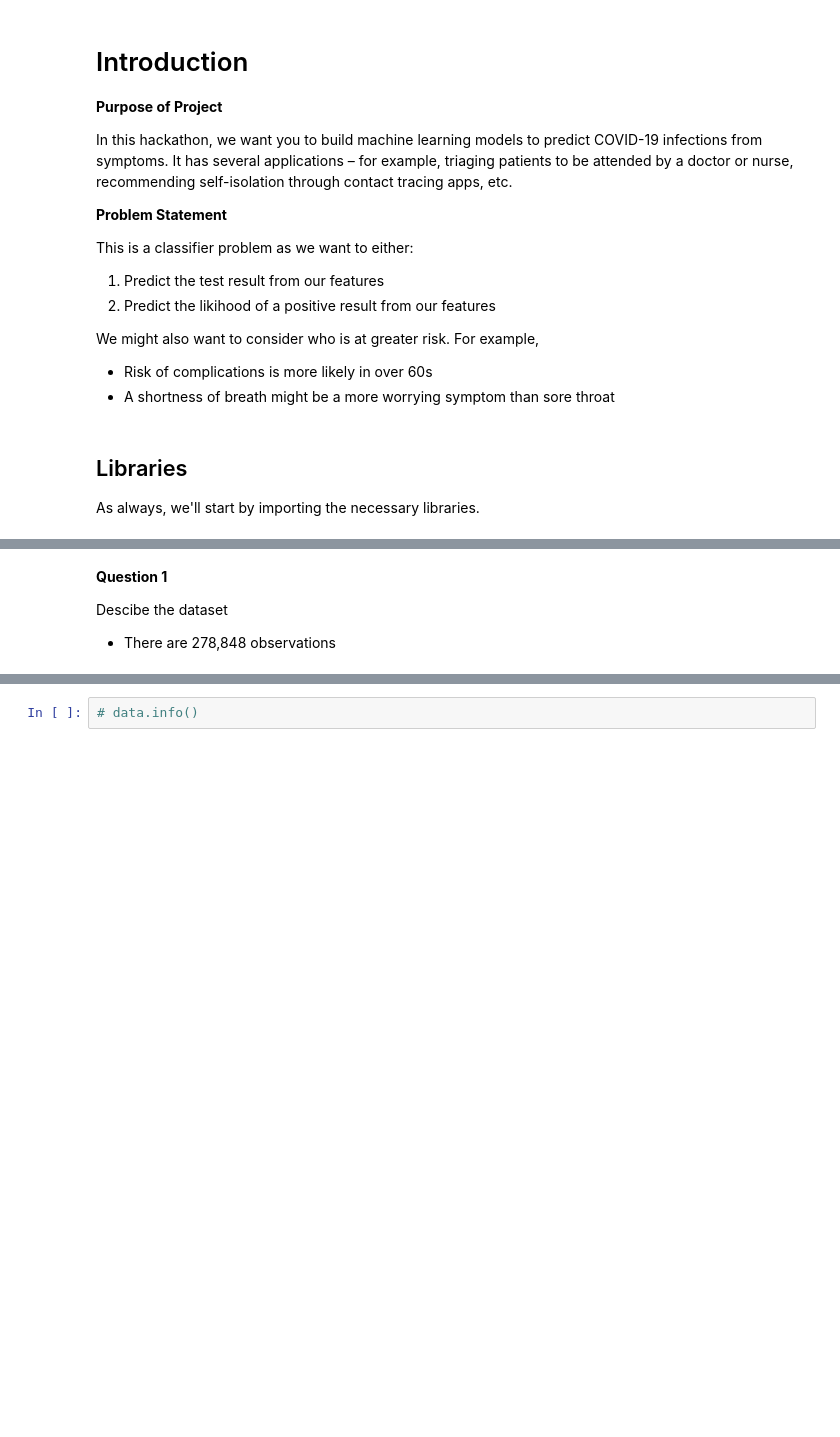
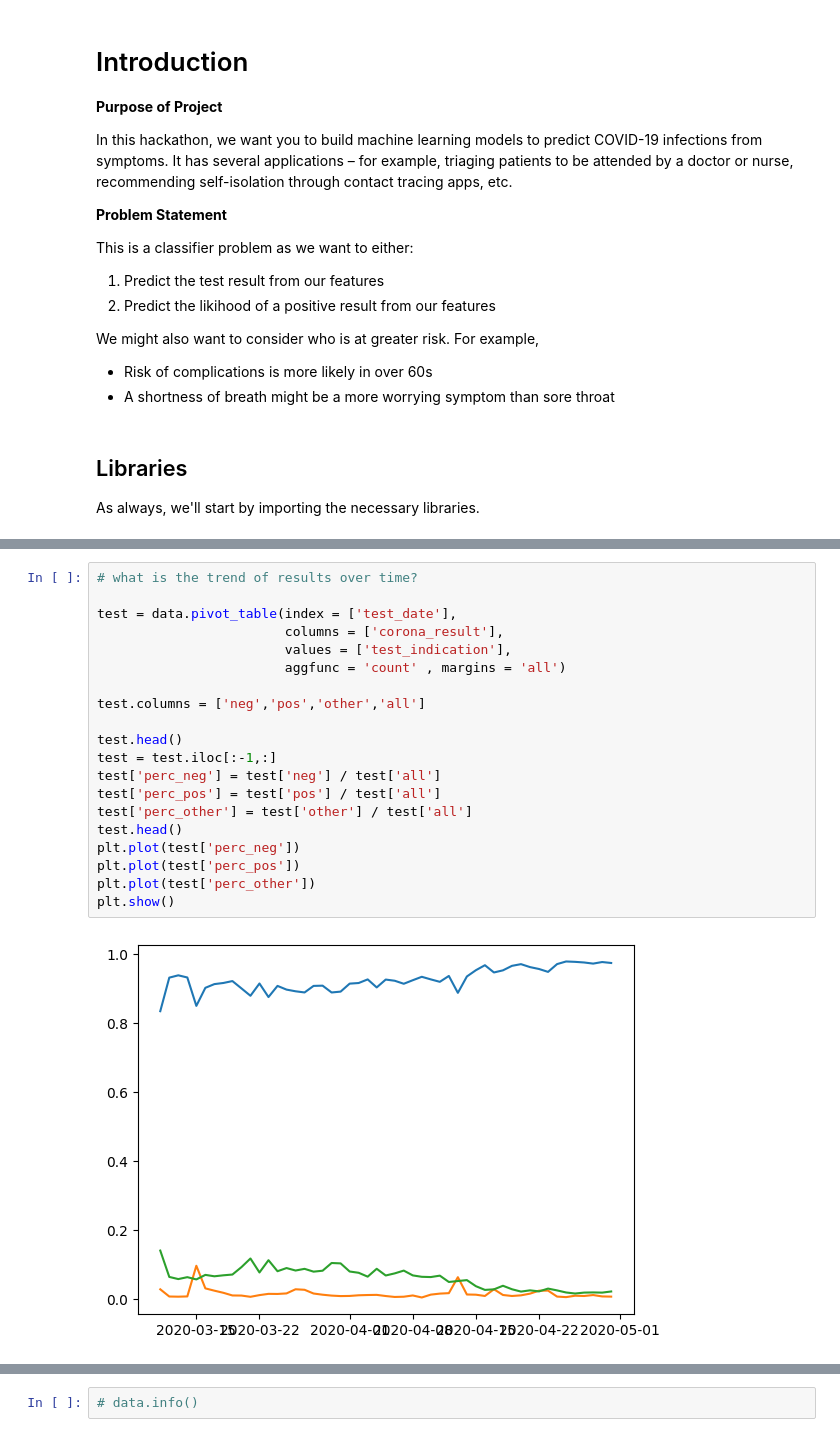
Before and after one commit to yauemily/L7_Hackathon, a Jupyter notebook: c19_pred_model.ipynb, the cells around one changed output, grey strips where cells are left out. Drawn from its saved outputs; the diff is of its cells as text; blank space fills up the shorter version.

```diff
--- a/c19_pred_model.ipynb
+++ b/c19_pred_model.ipynb
@@ -38,9 +47,25 @@ data.head()
 | 2 | 2020-04-30 | 0.0 | 1.0 | 0.0 | 0.0 | 0.0 | negative | ... |
 | 3 | 2020-04-30 | 1.0 | 0.0 | 0.0 | 0.0 | 0.0 | negative | ... |
 | 4 | 2020-04-30 | 1.0 | 0.0 | 0.0 | 0.0 | 0.0 | negative | ... |
-# %% [markdown]
-**Question 1**
-
-Descibe the dataset
-
-- There are 278,848 observations
+# %%
+# what is the trend of results over time?
+
+test = data.pivot_table(index = ['test_date'],
+                        columns = ['corona_result'],
+                        values = ['test_indication'],
+                        aggfunc = 'count' , margins = 'all')
+
+test.columns = ['neg','pos','other','all']
+
+test.head()
+test = test.iloc[:-1,:]
+test['perc_neg'] = test['neg'] / test['all']
+test['perc_pos'] = test['pos'] / test['all']
+test['perc_other'] = test['other'] / test['all']
+test.head()
+plt.plot(test['perc_neg'])
+plt.plot(test['perc_pos'])
+plt.plot(test['perc_other'])
+plt.show()
+# %% [output]
+[figure, added]
```
Also changed, not shown: parts of 25 cells of this notebook.
